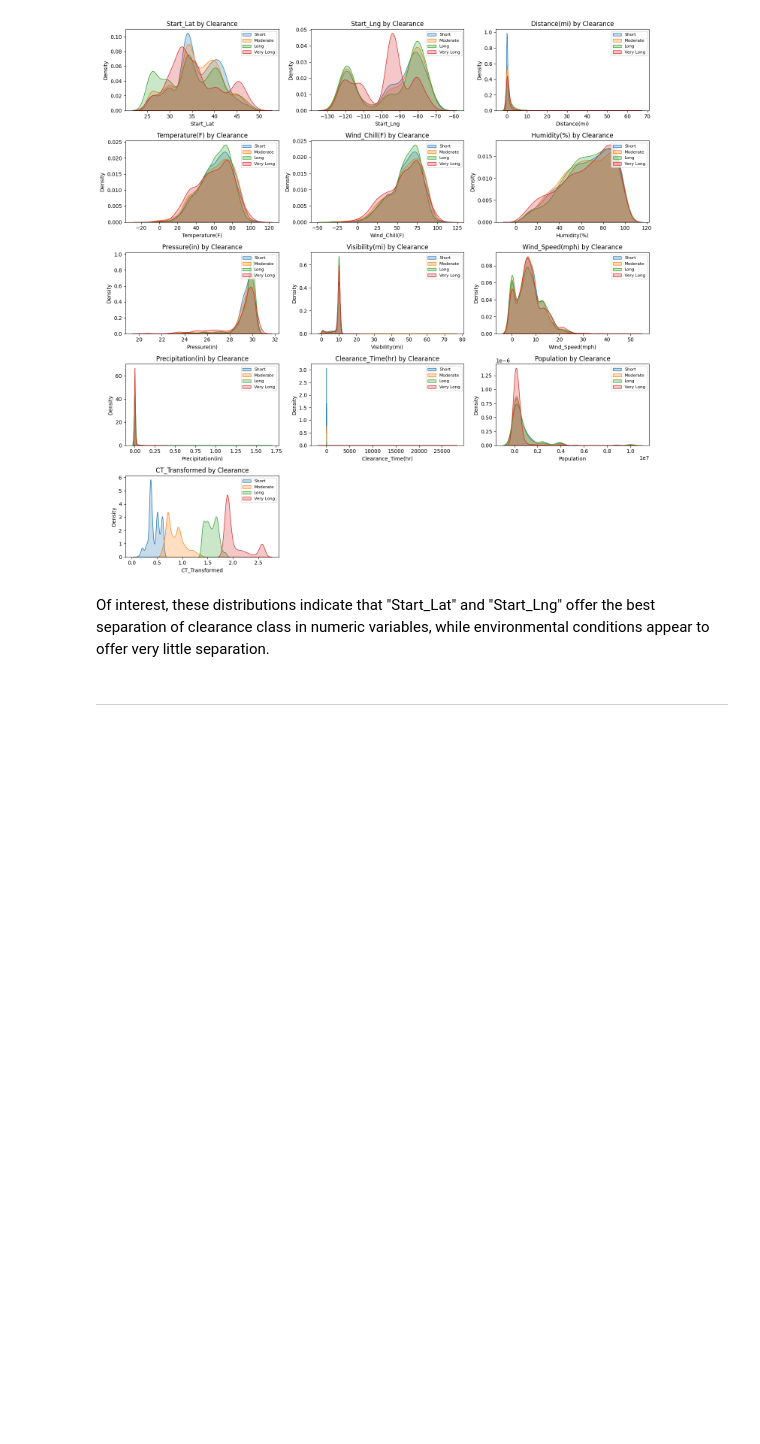
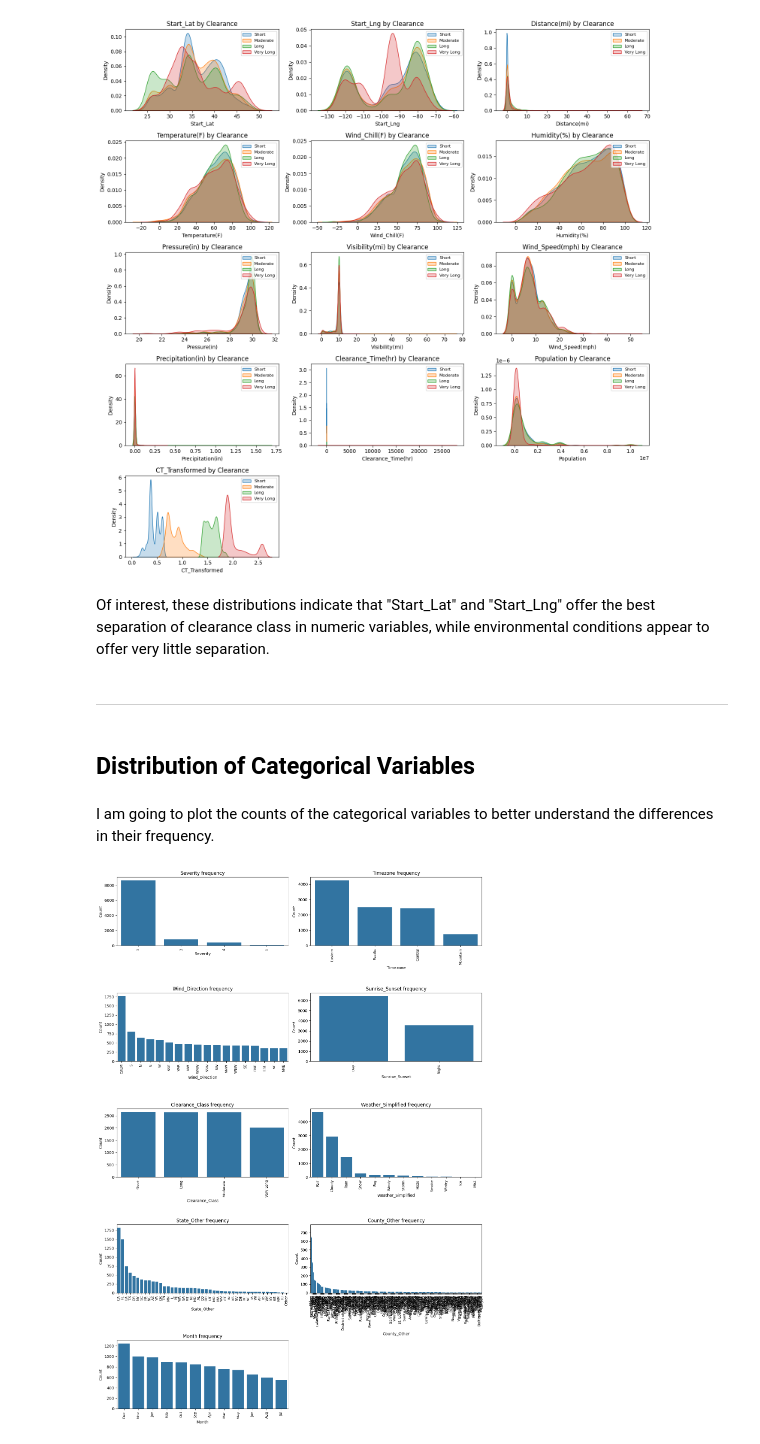
Before and after one commit to Sonya-J00/US_Accidents_ML_Project, a Jupyter notebook: jupyter_notebooks/EDA.ipynb, the cells around one changed output. Drawn from its saved outputs; the diff is of its cells as text; code cells hidden in the pictures; blank space fills up the shorter version.

Commit message:
Distribution of categorical variables plotted

```diff
--- a/jupyter_notebooks/EDA.ipynb
+++ b/jupyter_notebooks/EDA.ipynb
@@ -349,3 +349,39 @@ plt.show()
 Of interest, these distributions indicate that "Start_Lat" and "Start_Lng" offer the best separation of clearance class in numeric variables, while environmental conditions appear to offer very little separation.
 # %% [markdown]
 ---
+# %% [markdown]
+## Distribution of Categorical Variables
+# %% [markdown]
+I am going to plot the counts of the categorical variables to better understand the differences in their frequency.
+# %%
+object_cols = df.select_dtypes(include=['object']).columns.tolist()
+
+# Grid size
+n = len(object_cols)
+ncols = 2
+nrows = math.ceil(n / ncols)
+
+# Create subplots
+fig, axes = plt.subplots(nrows=nrows, ncols=ncols, figsize=(14, 4*nrows))
+axes = axes.flatten()
+
+for idx, col in enumerate(object_cols):
+    sns.countplot(
+        data=df,
+        x=col,
+        order=df[col].value_counts().index,
+        ax=axes[idx]
+    )
+    axes[idx].set_title(f"{col} frequency")
+    axes[idx].tick_params(axis="x", rotation=90, labelsize=9)
+    axes[idx].set_xlabel(col)
+    axes[idx].set_ylabel("Count")
+
+# Hide unused subplots
+for j in range(idx+1, len(axes)):
+    fig.delaxes(axes[j])
+
+plt.tight_layout()
+plt.show()
+# %% [output]
+[figure, added]
```
Also changed, not shown: parts of 4 cells of this notebook.
